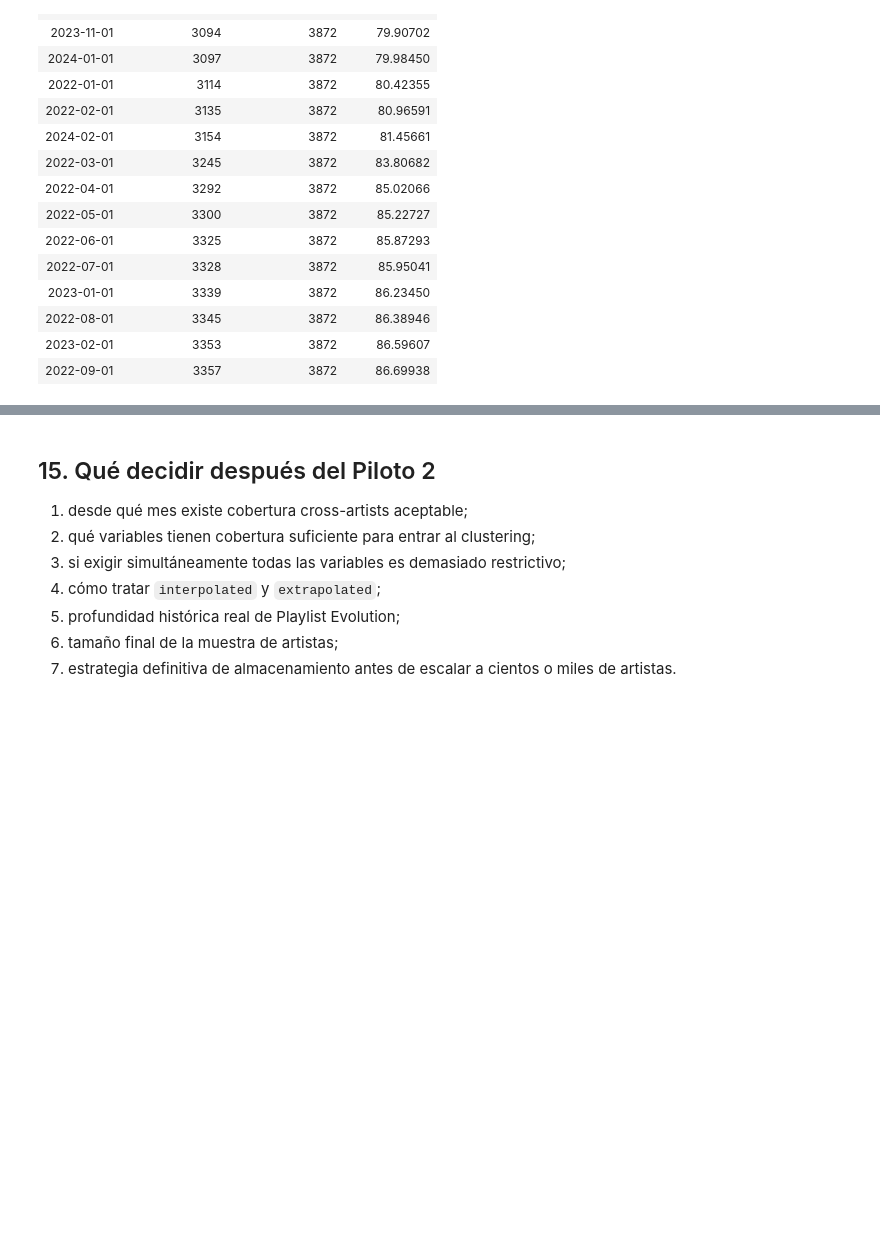
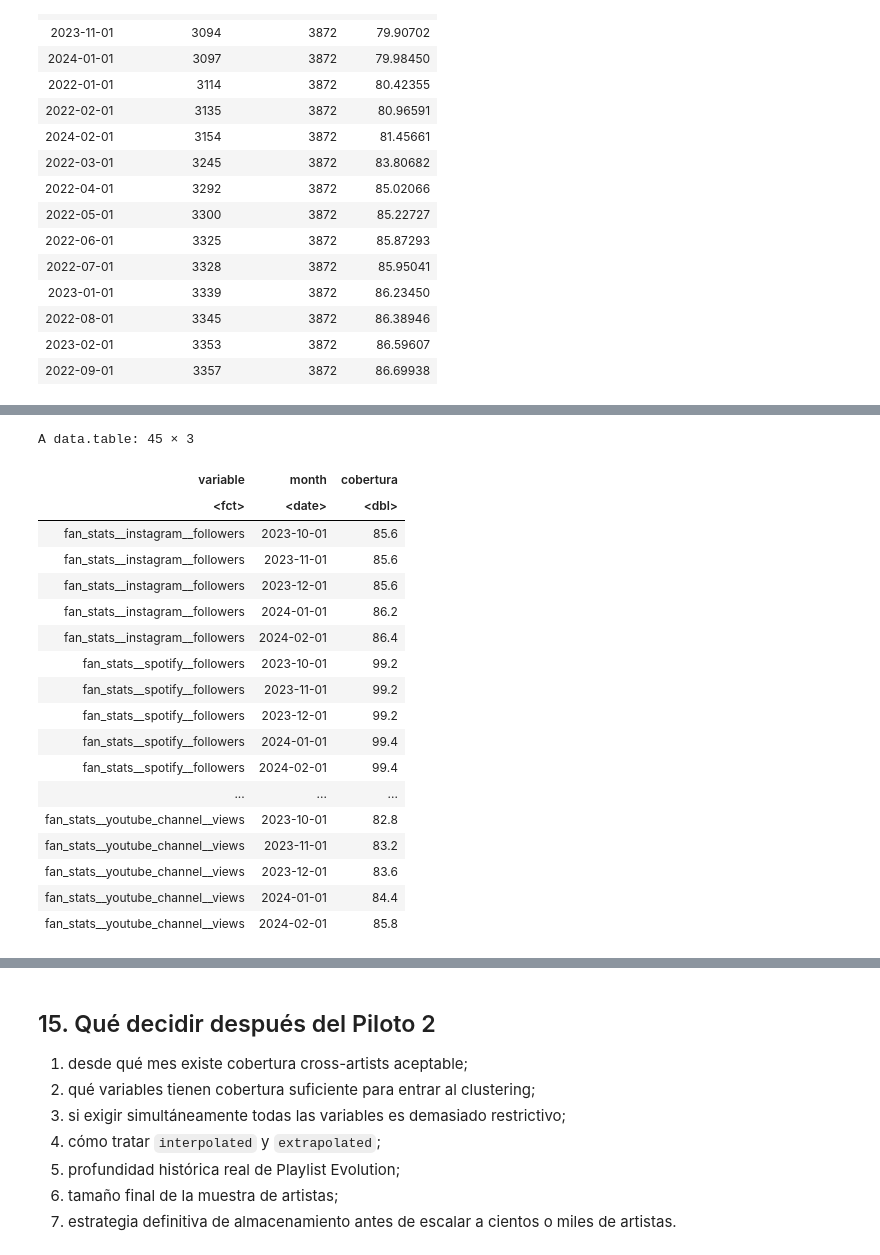
Before and after one commit to SilvanaBContreras/come_together_ST, a Jupyter notebook: chartmetric_pilotos_series_temporales_R.ipynb, the cells around one changed output, grey strips where cells are left out. Drawn from its saved outputs; the diff is of its cells as text; code cells hidden in the pictures; blank space fills up the shorter version.

```diff
--- a/chartmetric_pilotos_series_temporales_R.ipynb
+++ b/chartmetric_pilotos_series_temporales_R.ipynb
@@ -5345,0 +5560,47 @@ A data.table: 15 × 4
+# %%
+coverage_long[
+  month %in% as.Date(
+    c(
+      "2023-10-01",
+      "2023-11-01",
+      "2023-12-01",
+      "2024-01-01",
+      "2024-02-01"
+    )
+  ),
+  .(
+    cobertura = round(
+      coverage_pct,
+      2
+    )
+  ),
+  by = .(
+    variable,
+    month
+  )
+][
+  order(
+    variable,
+    month
+  )
+]
+# %% [output]
+A data.table: 45 × 3
+| variable | month | cobertura |
+| <fct> | <date> | <dbl> |
+| fan_stats__instagram__followers | 2023-10-01 | 85.6 |
+| fan_stats__instagram__followers | 2023-11-01 | 85.6 |
+| fan_stats__instagram__followers | 2023-12-01 | 85.6 |
+| fan_stats__instagram__followers | 2024-01-01 | 86.2 |
+| fan_stats__instagram__followers | 2024-02-01 | 86.4 |
+| fan_stats__spotify__followers | 2023-10-01 | 99.2 |
+| fan_stats__spotify__followers | 2023-11-01 | 99.2 |
+| fan_stats__spotify__followers | 2023-12-01 | 99.2 |
+| fan_stats__spotify__followers | 2024-01-01 | 99.4 |
+| fan_stats__spotify__followers | 2024-02-01 | 99.4 |
+| ... | ... | ... |
+| fan_stats__youtube_channel__views | 2023-10-01 | 82.8 |
+| fan_stats__youtube_channel__views | 2023-11-01 | 83.2 |
+| fan_stats__youtube_channel__views | 2023-12-01 | 83.6 |
+| fan_stats__youtube_channel__views | 2024-01-01 | 84.4 |
+| fan_stats__youtube_channel__views | 2024-02-01 | 85.8 |
```
Also changed, not shown: parts of 49 cells of this notebook.
